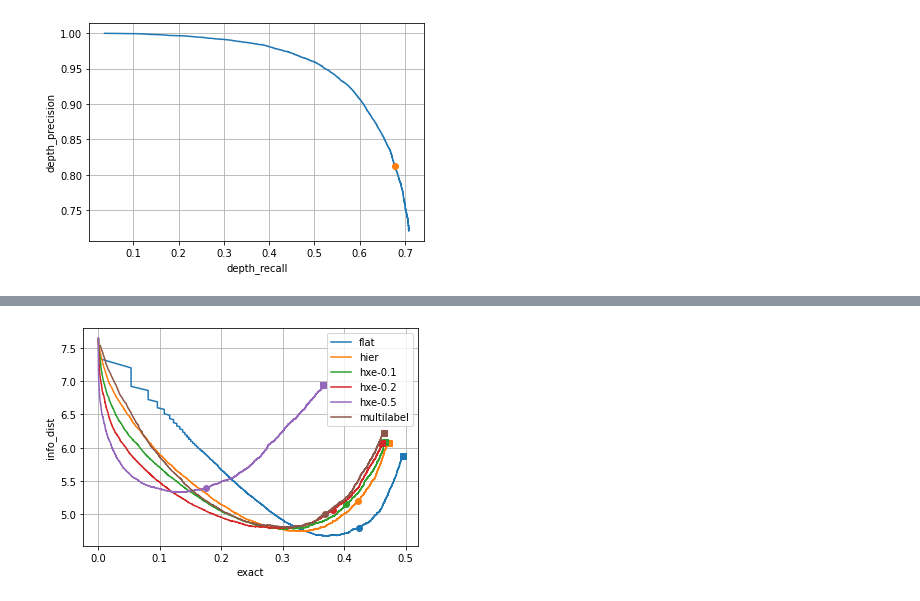
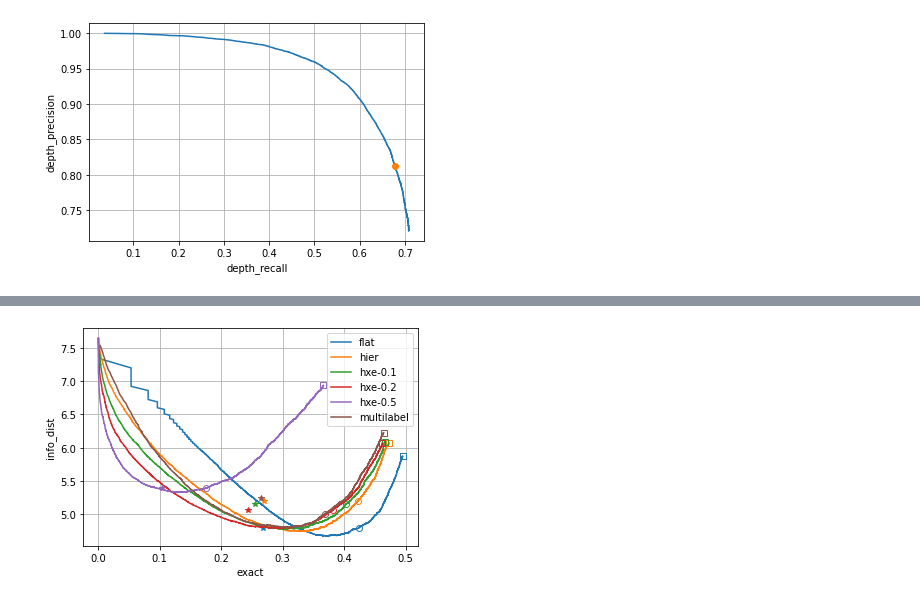
Before and after one commit to jvlmdr/hiercls, a Jupyter notebook: compute_metrics_and_plot_tradeoff.ipynb, the cells around one changed output, grey strips where cells are left out. Drawn from its saved outputs; the diff is of its cells as text; code cells hidden in the pictures.

Commit message:
Add risk minimization to notebook

```diff
--- a/compute_metrics_and_plot_tradeoff.ipynb
+++ b/compute_metrics_and_plot_tradeoff.ipynb
@@ -165,3 +167,9 @@ def add_metrics(means):
 #     means['depth_recall'] = means['depth_lca'] / means['depth_gt']
 #     means['depth_precision'] = means['depth_lca'] / means['depth_pr']
     return means
+# %%
+risk_matrix = {
+    name: metric_fn(
+        np.arange(tree.num_nodes())[:, None],
+        tree.leaf_subset()[None, :])
+    for name, metric_fn in metric_fns.items()}
@@ -172,6 +183,19 @@ def predict_and_evaluate(outputs):
     pred['majority'] = main.lexargmin_where(
         np.broadcast_arrays(-outputs['prob'], -specificity),
         (outputs['prob'] > 0.5) & node_mask,
+        axis=-1)
+
+    pred['crm_info_f1'] = np.argmax(
+        np.dot(outputs['prob'][:, tree.leaf_mask()], risk_matrix['info_f1'].T),
+        axis=-1)
+    pred['crm_info_dist'] = np.argmin(
+        np.dot(outputs['prob'][:, tree.leaf_mask()], risk_matrix['info_dist'].T),
+        axis=-1)
+    pred['crm_depth_f1'] = np.argmax(
+        np.dot(outputs['prob'][:, tree.leaf_mask()], risk_matrix['depth_f1'].T),
+        axis=-1)
+    pred['crm_depth_dist'] = np.argmin(
+        np.dot(outputs['prob'][:, tree.leaf_mask()], risk_matrix['depth_dist'].T),
         axis=-1)
 
     # Truncate at LCA.
@@ -245,3 +269,5 @@ for name, experiment_dir in experiment_dirs.items():
     outputs = load_results(experiment_dir, epoch)
     curves[name], _ = construct_curves(outputs, min_threshold)
     points[name] = predict_and_evaluate(outputs)
+    print('frac with a leaf node > 0.5:', name,
+          np.mean(np.max(outputs['prob'][:, tree.leaf_mask()], axis=-1) > 0.5))
@@ -255,13 +288,16 @@ COLORS = dict(zip(experiment_dirs,
                   map(matplotlib.cm.get_cmap('tab10'),
                       range(len(experiment_dirs)))))
 # %%
-def plot_metrics(x, y):
+def plot_metrics(x, y, extra=None):
     for name in curves:
         plt.plot(curves[name][x], curves[name][y], label=name,
                  color=COLORS[name])
         for method in ['majority', 'leaf']:
             plt.plot(points[name][method][x], points[name][method][y],
-                     marker=MARKERS[method], color=COLORS[name])
+                     marker=MARKERS[method], color=COLORS[name], markerfacecolor='none')
+        if extra is not None:
+            plt.plot(points[name][extra][x], points[name][extra][y],
+                     marker='*', color=COLORS[name])
     plt.xlabel(x)
     plt.ylabel(y)
     plt.grid()
@@ -298,4 +334,4 @@ plot_metrics('depth_recall', 'correct')
 # %%
-plot_metrics('exact', 'info_dist')
+plot_metrics('exact', 'info_dist', 'crm_info_dist')
 # %% [output]
-[figure, old version]
+[figure, new version]
```
Also changed, not shown: parts of 11 cells of this notebook.
